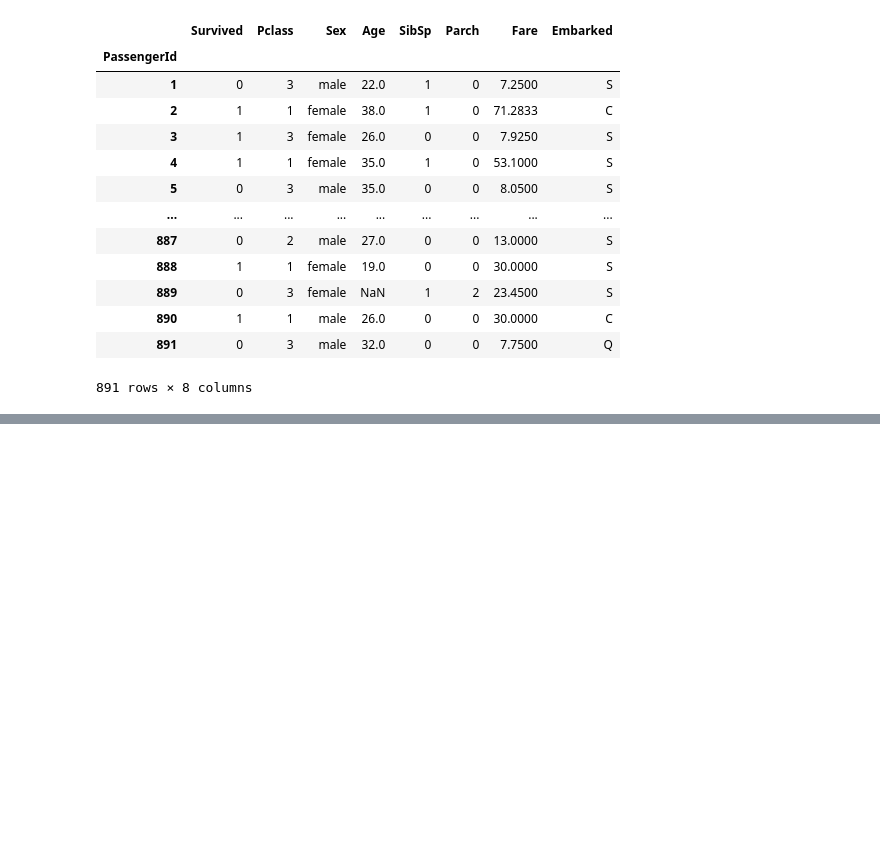
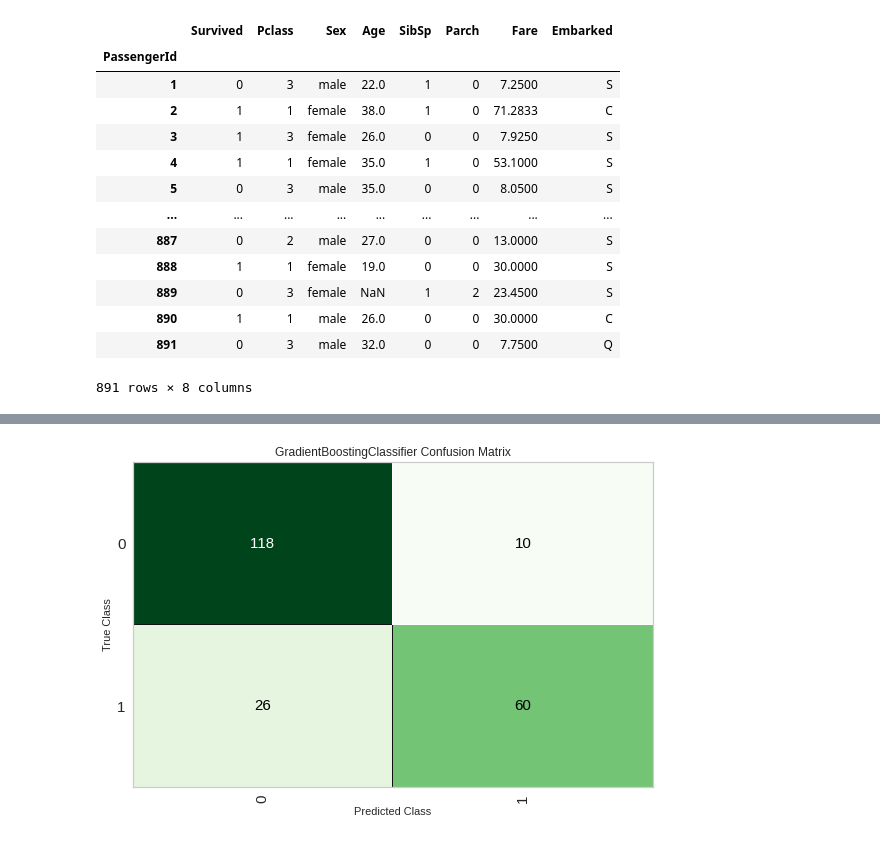
Before and after one commit to diegojeda/Titanic, a Jupyter notebook: Titanic.ipynb, the cells around one changed output, grey strips where cells are left out. Saved outputs shown, nothing was run; the diff lists cells and outputs as text; code cells hidden in the pictures; blank space fills up the shorter version.

```diff
--- a/Titanic.ipynb
+++ b/Titanic.ipynb
@@ -380,0 +467,2 @@ Base
+# %%
+Titanic_gbc = create_model("gbc")
@@ -380,0 +515,2 @@ Base
+# %%
+Titanic_gbc = tune_model(Titanic_gbc, n_iter = 50)
@@ -380,0 +563,4 @@ Base
+# %%
+plot_model(Titanic_gbc,plot="confusion_matrix")
+# %% [output]
+[figure, added]
```
Also changed, not shown: parts of 17 cells of this notebook.
